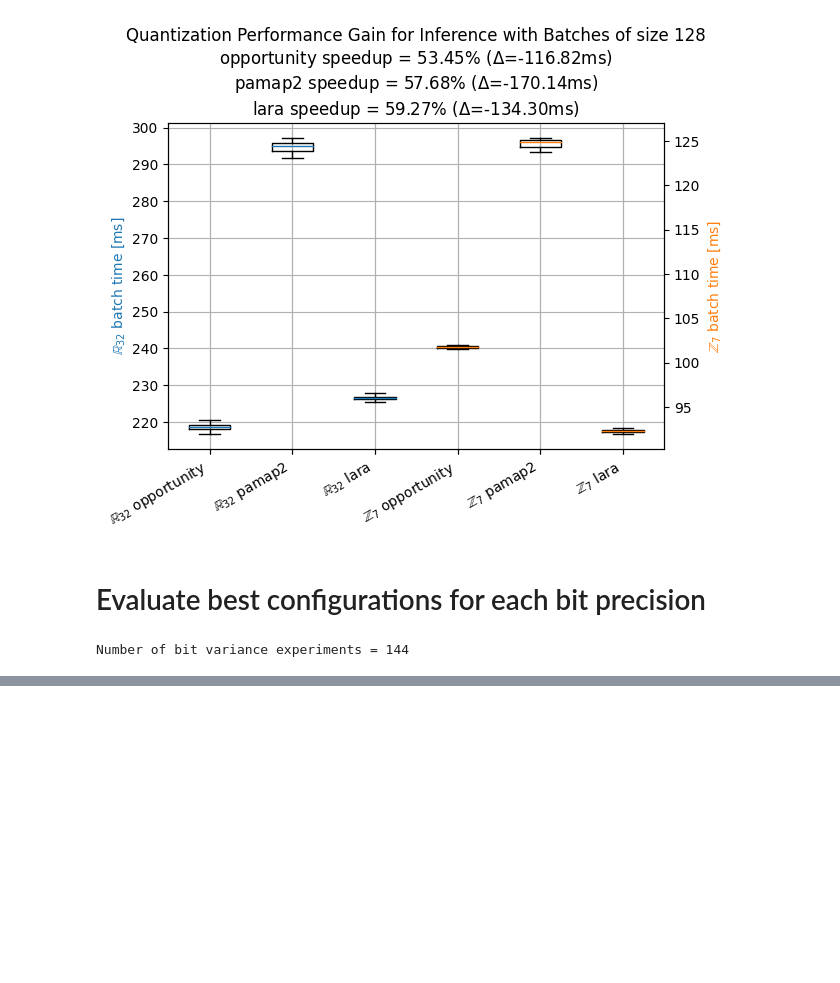
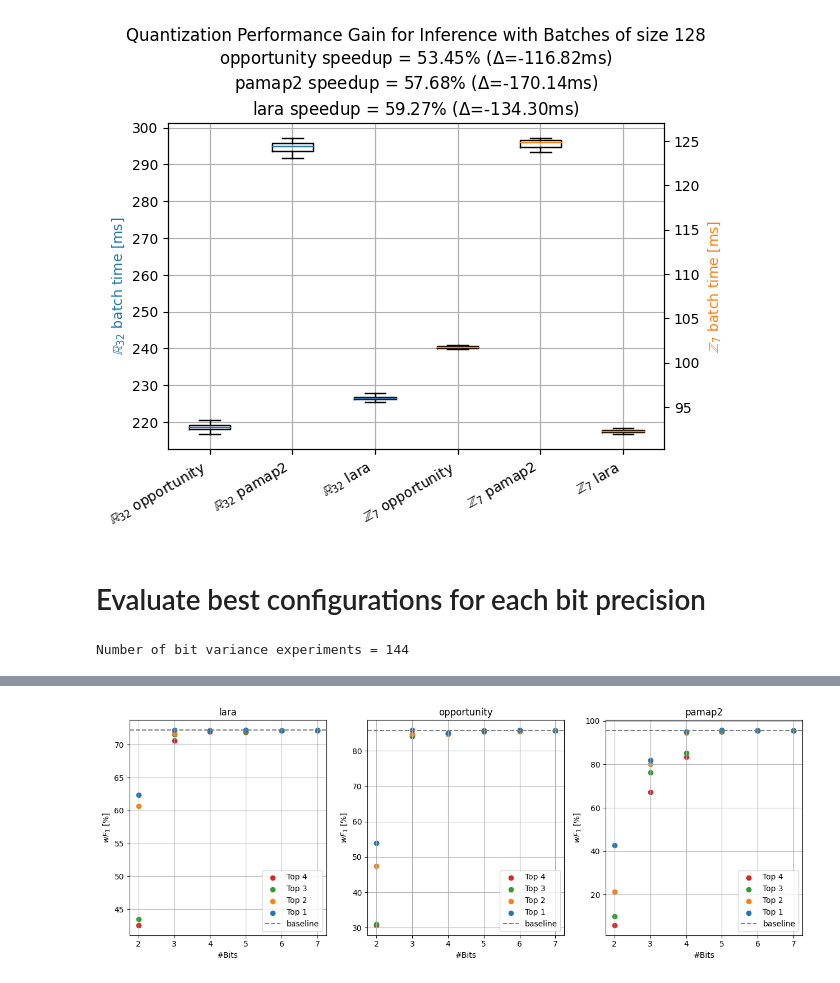
Before and after one commit to jroeger23/bachelor_thesis_code, a Jupyter notebook: eval_notebooks/ptq_cnn-imu_eval.ipynb, the cells around one changed output, grey strips where cells are left out. Saved outputs shown, nothing was run; the diff lists cells and outputs as text; code cells hidden in the pictures; blank space fills up the shorter version.

```diff
--- a/eval_notebooks/ptq_cnn-imu_eval.ipynb
+++ b/eval_notebooks/ptq_cnn-imu_eval.ipynb
@@ -295,10 +295,64 @@ fig.show()
 [figure]
 # %% [markdown]
 # Evaluate best configurations for each bit precision
-# %%
-bit_vairance_experiments = list(
-    filter(lambda e: e.to_dict()['meta']['my_meta']['runner'] == 'ptq_cnn_imu_run_bit_depth.py',
-           all_experiments))
-print(f'Number of bit variance experiments = {len(bit_vairance_experiments)}')
-# %% [output]
-Number of bit variance experiments = 144
+# %%
+from IPython.core.display import display, HTML
+
+bit_vairance_experiments = list(
+    filter(lambda e: e.to_dict()['meta']['my_meta']['runner'] == 'ptq_cnn_imu_run_bit_depth.py',
+           all_experiments))
+print(f'Number of bit variance experiments = {len(bit_vairance_experiments)}')
+
+ex_by_bits_by_dataset = defaultdict(lambda: defaultdict(list))
+for ex in bit_vairance_experiments:
+  cfg = configSubset(ex, keys=['use_dataset', 'n_bits'])
+  ex_by_bits_by_dataset[cfg['use_dataset']][cfg['n_bits']].append(ex)
+
+top_k = 4
+
+top_k_by_bits_by_dataset = {
+    dataset: {
+        bits: metricTopK(exs, metric='test/wf1', k=top_k, mode='max')
+        for bits, exs in sorted(ex_by_bits.items(), key=lambda x:x[0], reverse=True)
+    } for dataset, ex_by_bits in ex_by_bits_by_dataset.items()
+}
+
+ex_by_bits_by_top_ix_by_dataset = defaultdict(lambda: defaultdict(dict))
+for dataset, top_k_by_bits in top_k_by_bits_by_dataset.items():
+  for bits, tk in top_k_by_bits.items():
+    for ix, ex in enumerate(tk):
+      ex_by_bits_by_top_ix_by_dataset[dataset][ix+1][bits] = ex
+
+fig, axs = plt.subplots(1, len(ex_by_bits_by_dataset))
+fig.set_figwidth(fig.get_figwidth() * 2)
+for ix, dataset in enumerate(ex_by_bits_by_top_ix_by_dataset):
+  for tk_ix, ex_by_bits in list(ex_by_bits_by_top_ix_by_dataset[dataset].items())[::-1]:
+    xs = np.array(list(ex_by_bits.keys()))
+    ys = np.array(list(map(lambda e: e.metrics['test/wf1'], ex_by_bits.values())))*100
+    axs[ix].scatter(x=xs, y=ys, color=cmap(tk_ix-1), label=f'Top {tk_ix}')
+
+  baseline = base_experiment_by_dataset[dataset].metrics['test/wf1'].max() * 100
+  axs[ix].axhline(y=baseline, linestyle='dashed', label='baseline', color='grey')
+  axs[ix].set_ylabel('$wF_1$ [%]')
+  axs[ix].set_xlabel('#Bits')
+  axs[ix].set_title(dataset)
+  axs[ix].legend()
+  axs[ix].grid()
+
+fig.tight_layout()
+fig.show()
+
+def cell(e) -> str:
+  activation = e.to_dict()['config']['activation_observer']
+  weight = e.to_dict()['config']['weight_observer']
+  io_quant = e.to_dict()['config']['imu_input_quantization']
+  return f'{activation=} \n{weight=} \n{io_quant=}'
+
+
+for dataset, ex_by_bits_by_top_ix in ex_by_bits_by_top_ix_by_dataset.items():
+  table_header = ['#Bits'] + [f'Top {ix}' for ix in ex_by_bits_by_top_ix]
+  bits = ex_by_bits_by_top_ix[1].keys()
+  table_data = zip(bits, *[[cell(e) for e in ex_by_bits.values()] for ex_by_bits in ex_by_bits_by_top_ix.values()])
+  display(tabulate(tabular_data=table_data, headers=table_header, tablefmt='html'))
+# %% [output]
+Number of bit variance experiments = 144
@@ -304,0 +380 @@ Number of bit variance experiments = 144
+[figure, added]
```
Also changed, not shown: parts of 1 cell of this notebook.
